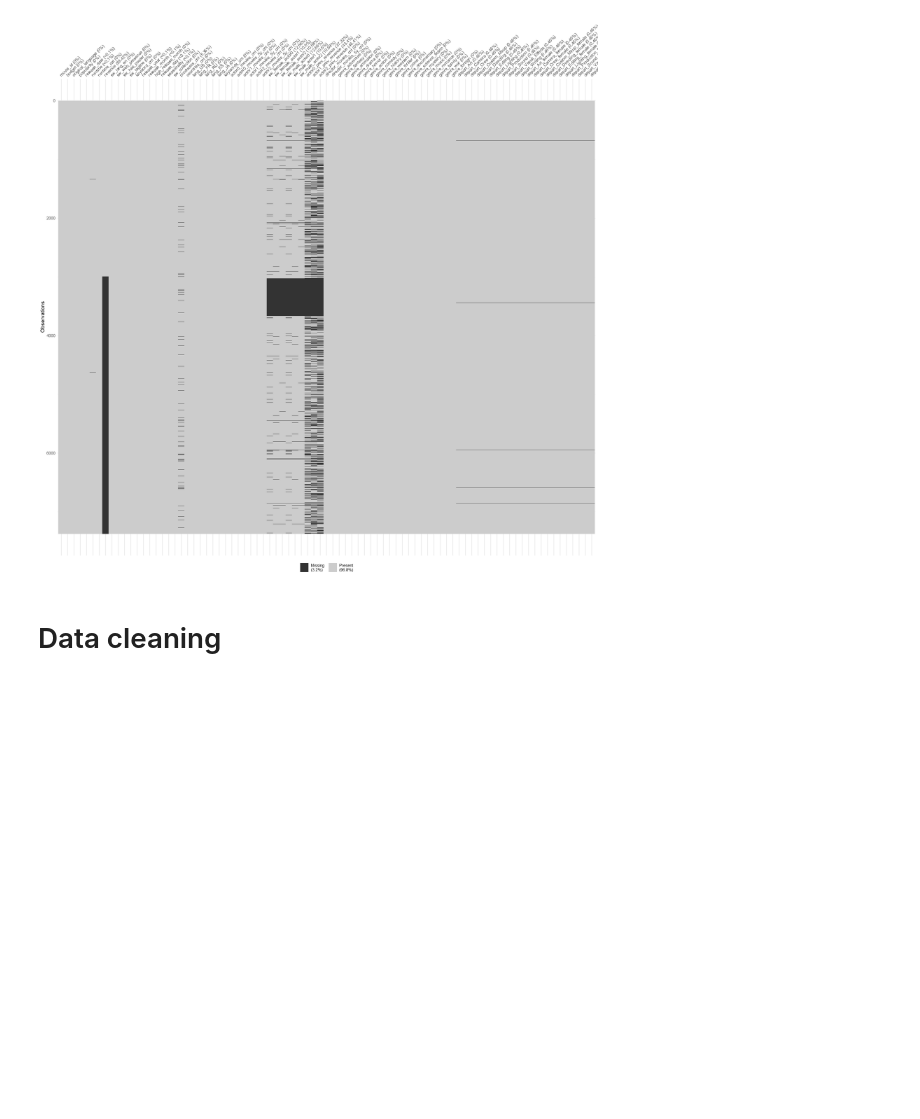
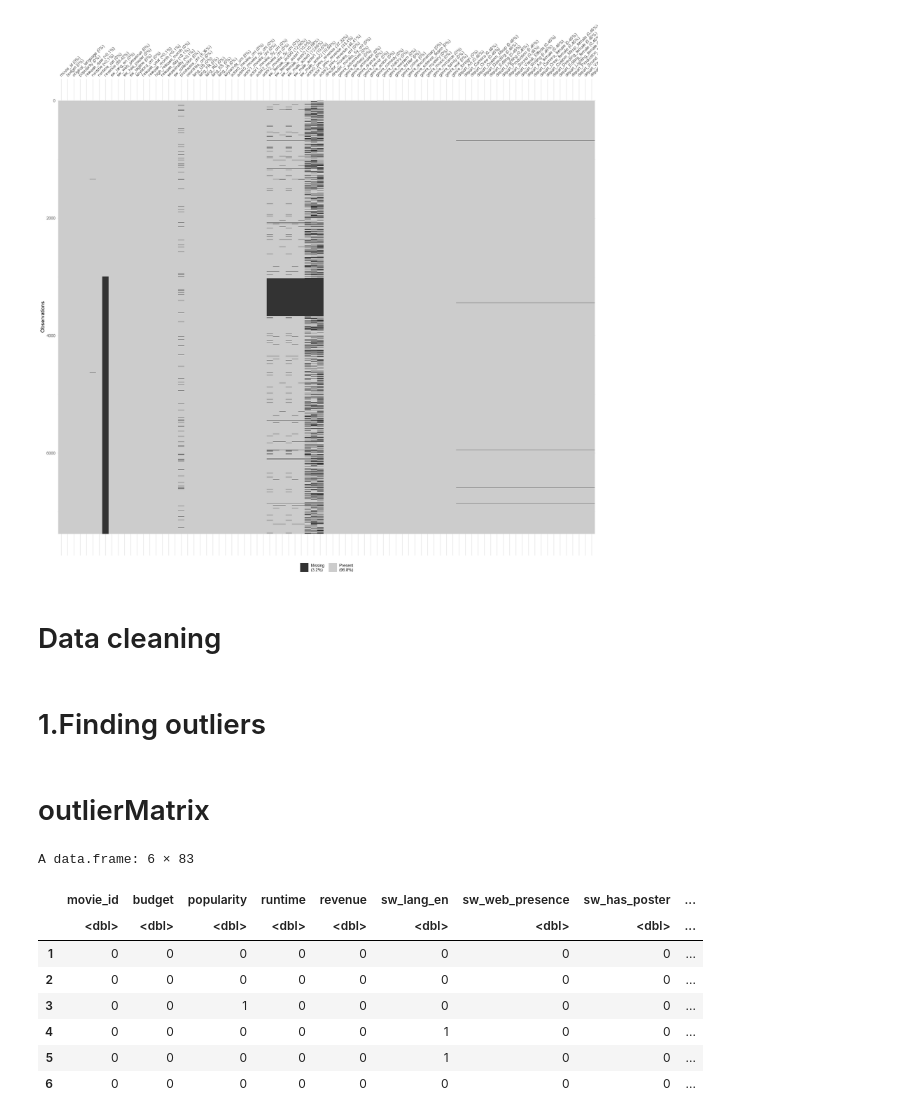
Before and after one commit to mouhadeb/DataScience, a Jupyter notebook: stats/Exercise 4 EDA.ipynb, the cells around one changed output. Drawn from its saved outputs; the diff is of its cells as text; code cells hidden in the pictures; blank space fills up the shorter version.

```diff
--- a/stats/Exercise 4 EDA.ipynb
+++ b/stats/Exercise 4 EDA.ipynb
@@ -1252,3 +1326,5 @@ vis_miss(movies_ff_v) # the vis_miss crate the heatmap
 [figure]
 # %% [markdown]
 # Data cleaning
+# %% [markdown]
+# 1.Finding outliers
@@ -1254,0 +1351,39 @@ vis_miss(movies_ff_v) # the vis_miss crate the heatmap
+# %%
+outlierMatrix <- function(data,threshold=1.5) {  #for each column it calculate the min max median and IQR
+    vn <- names(data)
+    outdata <- data.frame(row1=1:nrow(data))
+    for(v in vn) {
+        if(is.numeric(data[[v]])) {
+            med <-median(data[[v]],na.rm=T)
+            outlow <- quantile(data[[v]],probs = 0.25,na.rm = T) # calculating the Q1
+            outhigh <- quantile(data[[v]],probs = 0.75, na.rm = T) # calculating the Q3
+            irq_level <- (outhigh - outlow) * threshold # calculating the IQR  Q3-Q1
+            outlow <- outlow - irq_level
+            outhigh <- outhigh +  irq_level
+            mv <- ifelse(data[[v]] < outlow | data[[v]] > outhigh, 1, 0)
+            outdata[v] <- mv
+        } else {
+            mv <- rep(0,nrow(data))
+        }
+    }
+    outdata$row1 <- NULL
+    return(outdata)
+}
+# %% [markdown]
+# outlierMatrix
+# %%
+#Runing outlierMatrix
+movies_outlier <- outlierMatrix(movies_ff_v,threshold=1.5)
+#since the outlierMatrix delete the numbers in "muvie_id", I added a new column of numbers named "observation"
+movies_outlier <- cbind(movies_outlier, "observation"=1:nrow(movies_outlier))
+head(movies_outlier)
+# %% [output]
+A data.frame: 6 × 83
+|  | movie_id | budget | popularity | runtime | revenue | sw_lang_en | sw_web_presence | sw_has_poster | ... |
+|  | <dbl> | <dbl> | <dbl> | <dbl> | <dbl> | <dbl> | <dbl> | <dbl> | ... |
+| 1 | 0 | 0 | 0 | 0 | 0 | 0 | 0 | 0 | ... |
+| 2 | 0 | 0 | 0 | 0 | 0 | 0 | 0 | 0 | ... |
+| 3 | 0 | 0 | 1 | 0 | 0 | 0 | 0 | 0 | ... |
+| 4 | 0 | 0 | 0 | 0 | 0 | 1 | 0 | 0 | ... |
+| 5 | 0 | 0 | 0 | 0 | 0 | 1 | 0 | 0 | ... |
+| 6 | 0 | 0 | 0 | 0 | 0 | 0 | 0 | 0 | ... |
```
Also changed, not shown: parts of 26 cells of this notebook, 1 other file.
